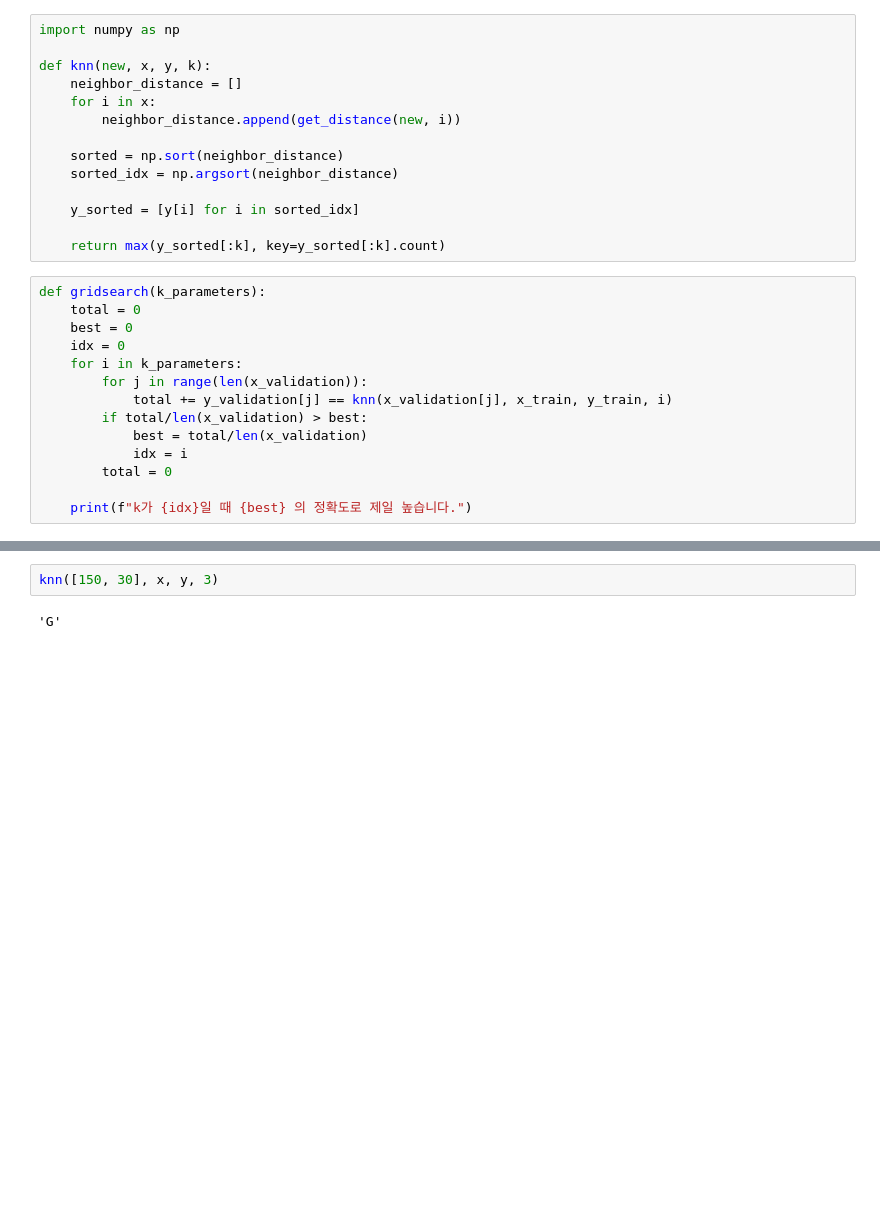
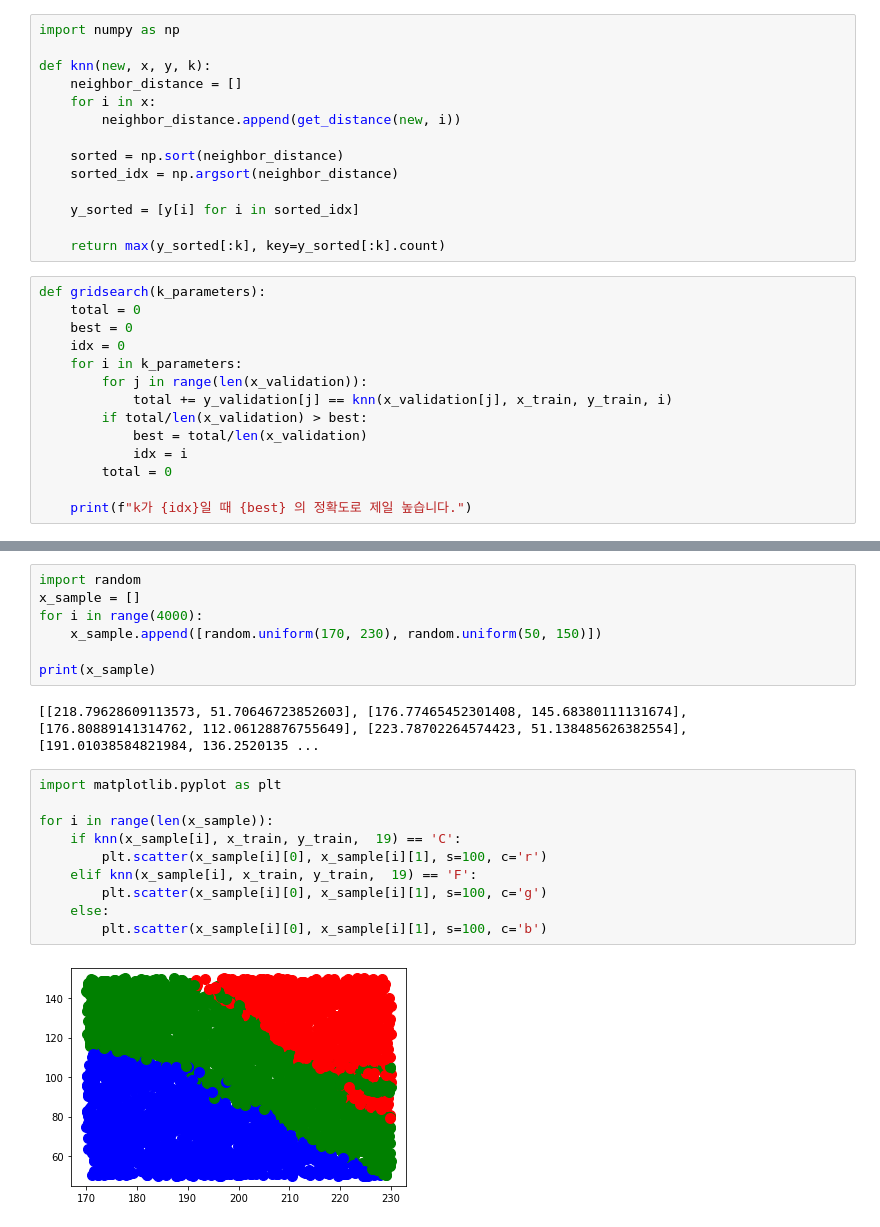
Before and after one commit to HanYang-AI/HYAI, a Jupyter notebook: 4_K_Nearest_Neighbor_과제.ipynb, the cells around one changed output, grey strips where cells are left out. Drawn from its saved outputs; the diff is of its cells as text; blank space fills up the shorter version.

```diff
--- a/4_K_Nearest_Neighbor_과제.ipynb
+++ b/4_K_Nearest_Neighbor_과제.ipynb
@@ -78,4 +76,21 @@ k가 3일 때 0.9647058823529412 의 정확도로 제일 높습니다.
-# %%
-knn([150, 30], x, y, 3)
-# %% [output]
-'G'
+# %%
+import random
+x_sample = []
+for i in range(4000):
+    x_sample.append([random.uniform(170, 230), random.uniform(50, 150)])
+
+print(x_sample)
+# %% [output]
+[[218.79628609113573, 51.70646723852603], [176.77465452301408, 145.68380111131674], [176.80889141314762, 112.06128876755649], [223.78702264574423, 51.138485626382554], [191.01038584821984, 136.2520135 ...
+# %%
+import matplotlib.pyplot as plt
+
+for i in range(len(x_sample)):
+    if knn(x_sample[i], x_train, y_train,  19) == 'C':
+        plt.scatter(x_sample[i][0], x_sample[i][1], s=100, c='r')
+    elif knn(x_sample[i], x_train, y_train,  19) == 'F':
+        plt.scatter(x_sample[i][0], x_sample[i][1], s=100, c='g')
+    else:
+        plt.scatter(x_sample[i][0], x_sample[i][1], s=100, c='b')
+# %% [output]
+[figure, added]
```
Also changed, not shown: parts of 8 cells of this notebook.
